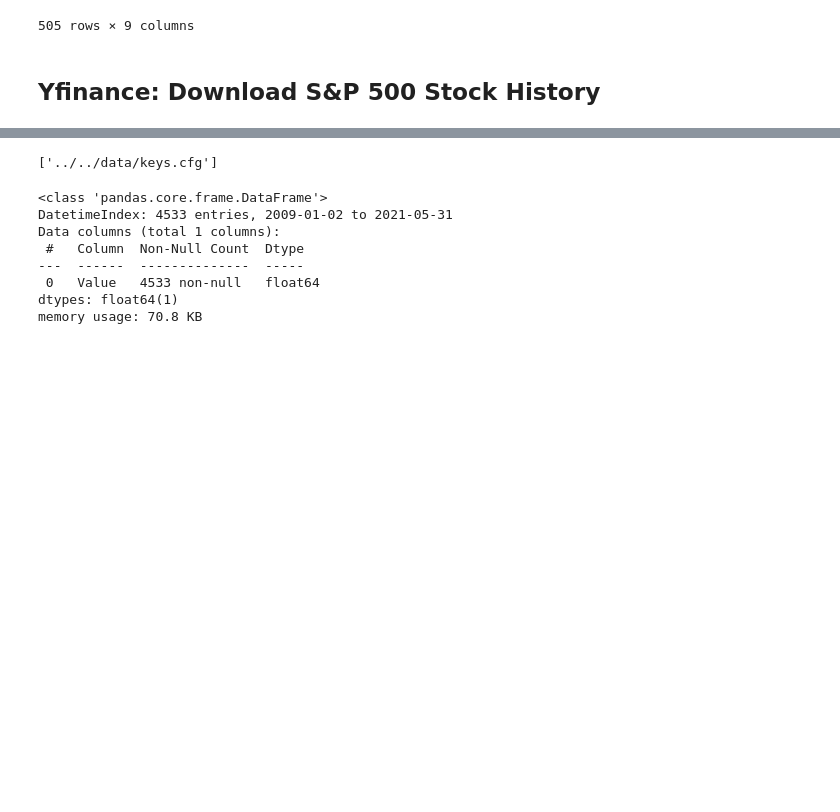
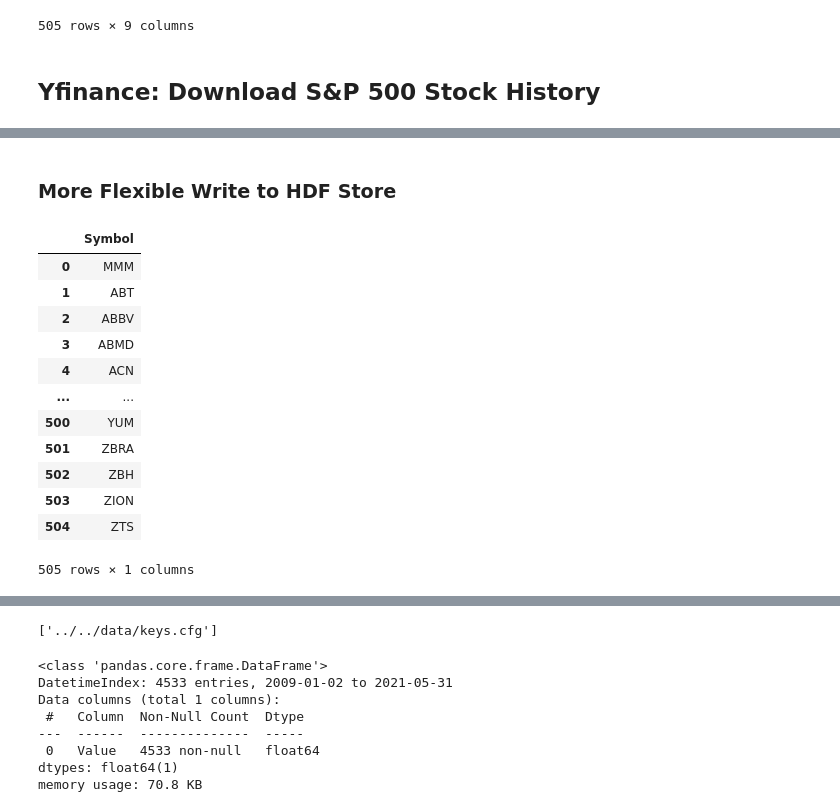
Before and after one commit to eddietaylor/securities-analysis, a Jupyter notebook: notebooks/playgrounds/collect_stock_data.ipynb, the cells around one changed output, grey strips where cells are left out. Cells and saved outputs as stored; diff of their text form; code cells hidden in the pictures; blank space fills up the shorter version.

```diff
--- a/notebooks/playgrounds/collect_stock_data.ipynb
+++ b/notebooks/playgrounds/collect_stock_data.ipynb
@@ -76,0 +157,2 @@ data[data['Ticker'] == 'EBAY'].to_csv("../data/ebay_prices_2018-2021.csv")
+# %% [markdown]
+### More Flexible Write to HDF Store
@@ -76,0 +162,16 @@ data[data['Ticker'] == 'EBAY'].to_csv("../data/ebay_prices_2018-2021.csv")
+# %%
+pd.read_hdf('../../data/sp500_flex.h5', key = 'tickers')
+# %% [output]
+|  | Symbol |
+| 0 | MMM |
+| 1 | ABT |
+| 2 | ABBV |
+| 3 | ABMD |
+| 4 | ACN |
+| ... | ... |
+| 500 | YUM |
+| 501 | ZBRA |
+| 502 | ZBH |
+| 503 | ZION |
+| 504 | ZTS |
+505 rows × 1 columns
```
Also changed, not shown: parts of 33 cells of this notebook, 1 other file.
